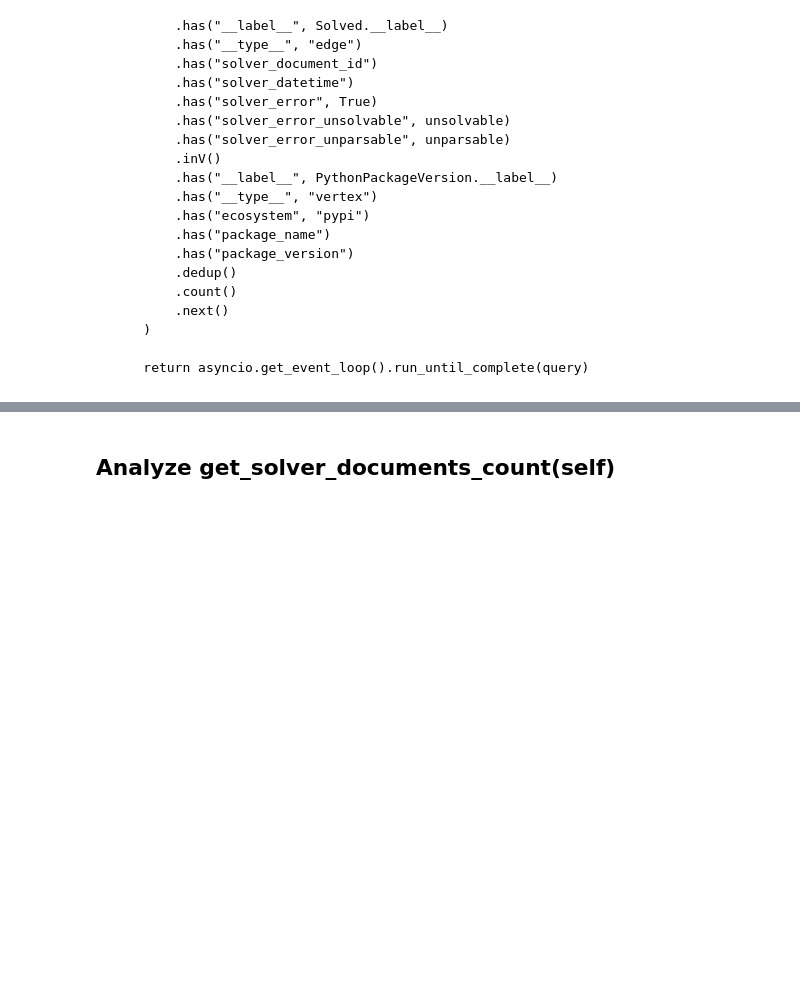
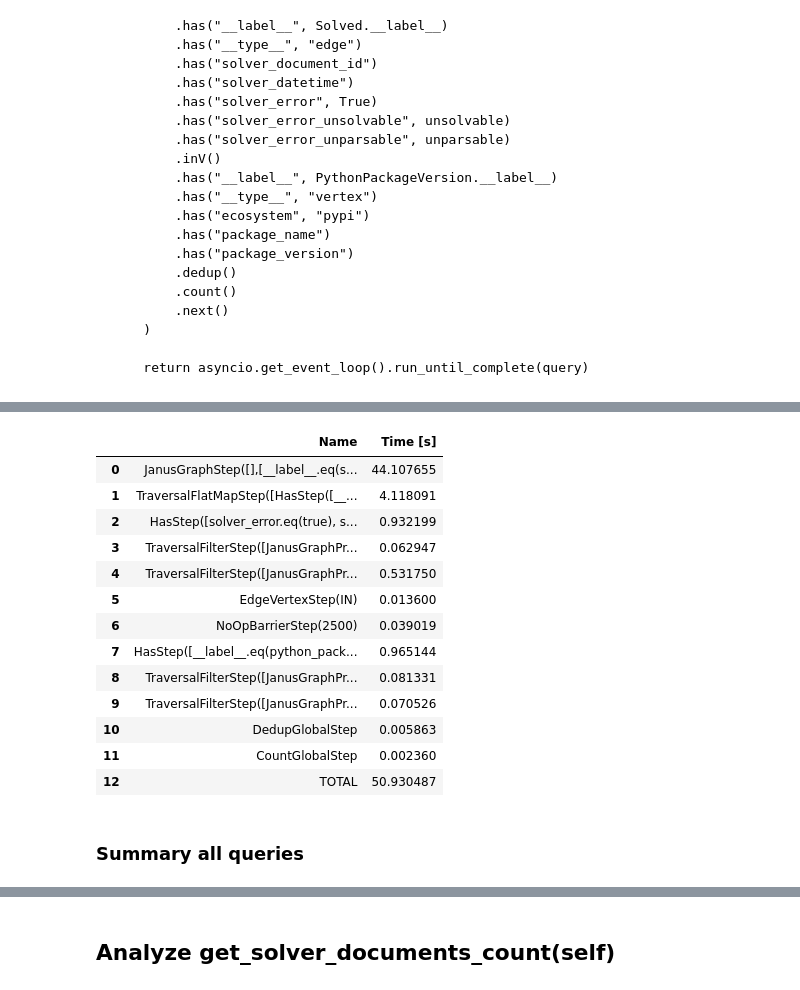
Before and after one commit to pacospace/notebooks, a Jupyter notebook: notebooks/development/Errors in Graph Database and Query Optimization.ipynb, the cells around one changed output, grey strips where cells are left out. Cells and saved outputs as stored; diff of their text form; code cells hidden in the pictures; blank space fills up the shorter version.

```diff
--- a/notebooks/development/Errors in Graph Database and Query Optimization.ipynb
+++ b/notebooks/development/Errors in Graph Database and Query Optimization.ipynb
@@ -180,0 +284,15 @@ Wall time: 13 s
+# %%
+%%time
+gqr(g.E()
+    .has("solver_error", True)
+    .has("solver_error_unsolvable", True)
+    .inV()
+    .has("__label__", "python_package_version")
+    .dedup()
+    .count()
+    .profile()
+    .next()
+   ).result
+
+q5_total_time, q5_contributes = get_profiling_for_query(profiling)
+df5 = get_table_results(q5_total_time, q5_contributes)
@@ -180,0 +302,19 @@ Wall time: 13 s
+# %%
+df5
+# %% [output]
+|  | Name | Time [s] |
+| 0 | JanusGraphStep([],[__label__.eq(s... | 44.107655 |
+| 1 | TraversalFlatMapStep([HasStep([__... | 4.118091 |
+| 2 | HasStep([solver_error.eq(true), s... | 0.932199 |
+| 3 | TraversalFilterStep([JanusGraphPr... | 0.062947 |
+| 4 | TraversalFilterStep([JanusGraphPr... | 0.531750 |
+| 5 | EdgeVertexStep(IN) | 0.013600 |
+| 6 | NoOpBarrierStep(2500) | 0.039019 |
+| 7 | HasStep([__label__.eq(python_pack... | 0.965144 |
+| 8 | TraversalFilterStep([JanusGraphPr... | 0.081331 |
+| 9 | TraversalFilterStep([JanusGraphPr... | 0.070526 |
+| 10 | DedupGlobalStep | 0.005863 |
+| 11 | CountGlobalStep | 0.002360 |
+| 12 | TOTAL | 50.930487 |
+# %% [markdown]
+### Summary all queries
```
Also changed, not shown: parts of 66 cells of this notebook.
